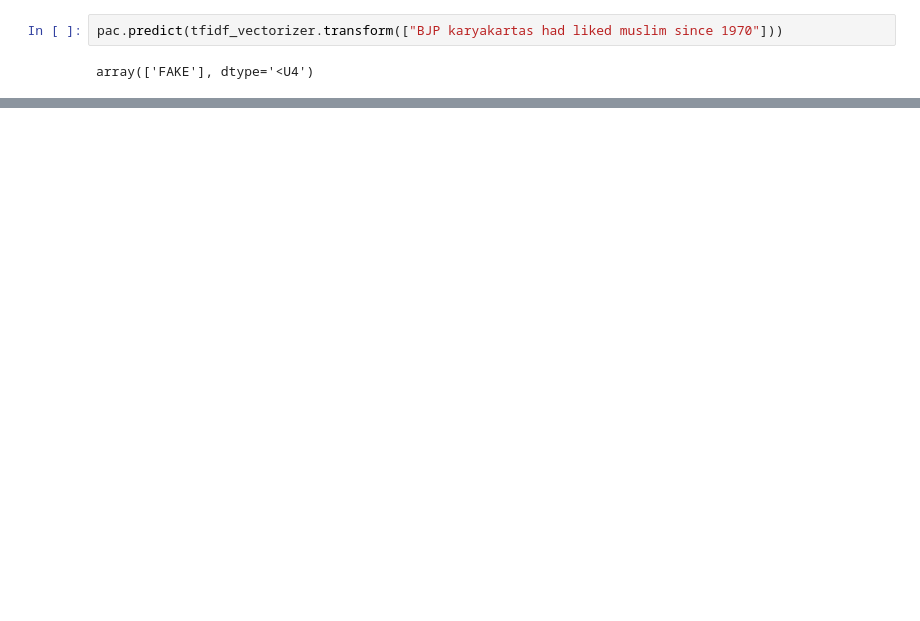
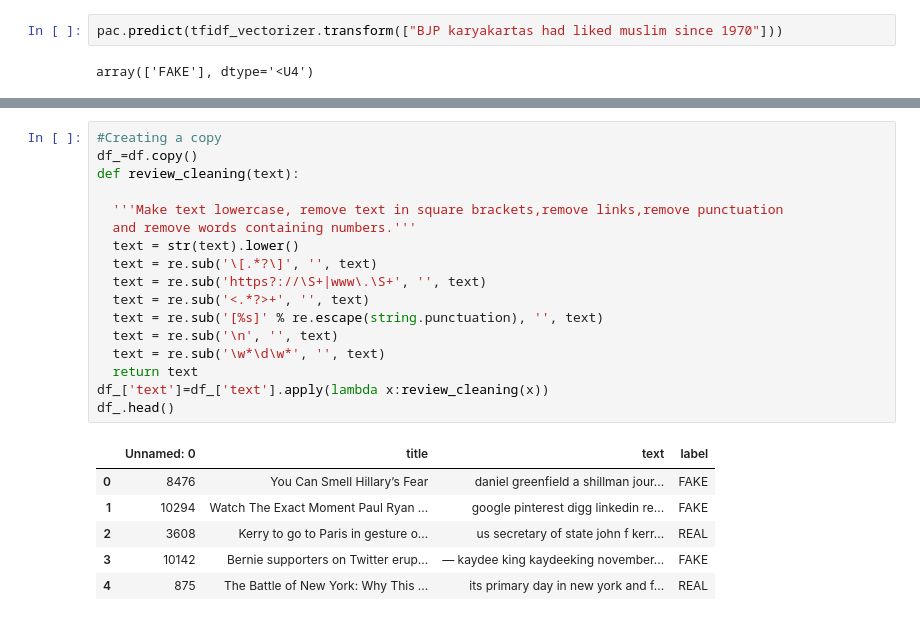
Before and after one commit to MachineLearningWithHuman/NLP-Projects, a Jupyter notebook: fake news prediction/Fake_News_Detection.ipynb, the cells around one changed output, grey strips where cells are left out. Cells and saved outputs as stored; diff of their text form; blank space fills up the shorter version.

```diff
--- a/fake news prediction/Fake_News_Detection.ipynb
+++ b/fake news prediction/Fake_News_Detection.ipynb
@@ -68,0 +134,24 @@ array(['FAKE'], dtype='<U4')
+# %%
+#Creating a copy
+df_=df.copy()
+def review_cleaning(text):
+
+  '''Make text lowercase, remove text in square brackets,remove links,remove punctuation
+  and remove words containing numbers.'''
+  text = str(text).lower()
+  text = re.sub('\[.*?\]', '', text)
+  text = re.sub('https?://\S+|www\.\S+', '', text)
+  text = re.sub('<.*?>+', '', text)
+  text = re.sub('[%s]' % re.escape(string.punctuation), '', text)
+  text = re.sub('\n', '', text)
+  text = re.sub('\w*\d\w*', '', text)
+  return text
+df_['text']=df_['text'].apply(lambda x:review_cleaning(x))
+df_.head()
+# %% [output]
+|  | Unnamed: 0 | title | text | label |
+| 0 | 8476 | You Can Smell Hillary’s Fear | daniel greenfield a shillman jour... | FAKE |
+| 1 | 10294 | Watch The Exact Moment Paul Ryan ... | google pinterest digg linkedin re... | FAKE |
+| 2 | 3608 | Kerry to go to Paris in gesture o... | us secretary of state john f kerr... | REAL |
+| 3 | 10142 | Bernie supporters on Twitter erup... | — kaydee king kaydeeking november... | FAKE |
+| 4 | 875 | The Battle of New York: Why This ... | its primary day in new york and f... | REAL |
```
Also changed, not shown: parts of 44 cells of this notebook.
